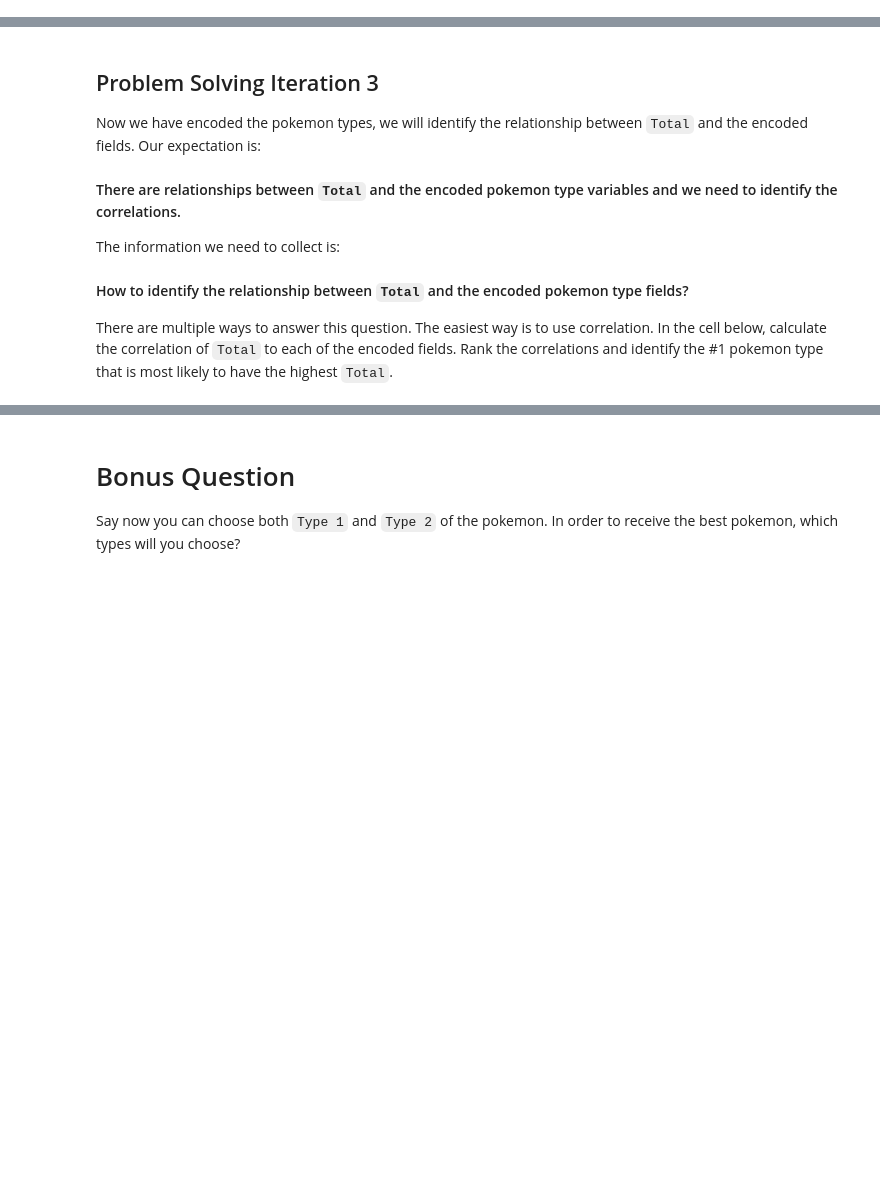
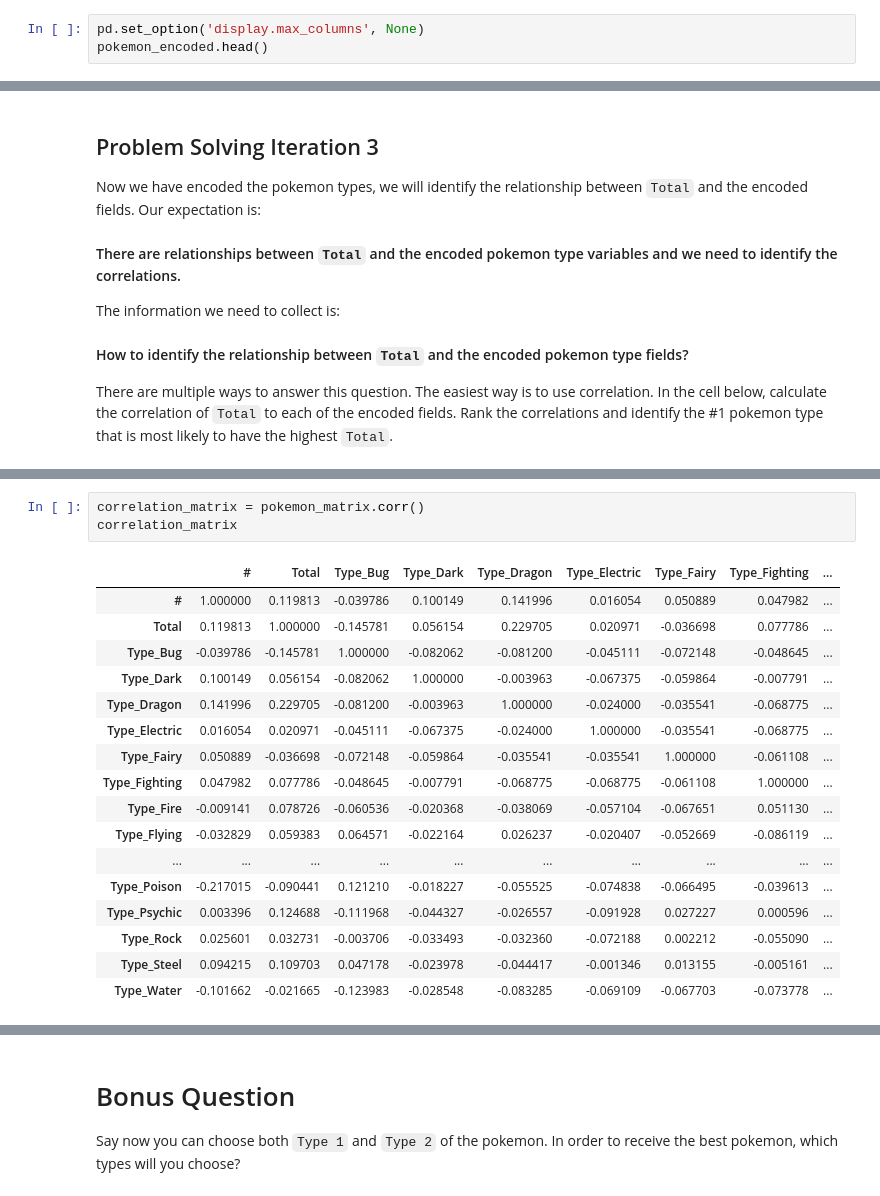
Before and after one commit to Dan2024IronHack/lab-dataframe-calculations, a Jupyter notebook: your-code/challenge-2.ipynb, the cells around one changed output, grey strips where cells are left out. Cells and saved outputs as stored; diff of their text form; blank space fills up the shorter version.

```diff
--- a/your-code/challenge-2.ipynb
+++ b/your-code/challenge-2.ipynb
@@ -159,0 +171,3 @@ onehot_encoded.head(10)
+# %%
+pd.set_option('display.max_columns', None)
+pokemon_encoded.head()
@@ -173,0 +209,21 @@ There are multiple ways to answer this question. The easiest way is to use corre
+# %%
+correlation_matrix = pokemon_matrix.corr()
+correlation_matrix
+# %% [output]
+|  | # | Total | Type_Bug | Type_Dark | Type_Dragon | Type_Electric | Type_Fairy | Type_Fighting | ... |
+| # | 1.000000 | 0.119813 | -0.039786 | 0.100149 | 0.141996 | 0.016054 | 0.050889 | 0.047982 | ... |
+| Total | 0.119813 | 1.000000 | -0.145781 | 0.056154 | 0.229705 | 0.020971 | -0.036698 | 0.077786 | ... |
+| Type_Bug | -0.039786 | -0.145781 | 1.000000 | -0.082062 | -0.081200 | -0.045111 | -0.072148 | -0.048645 | ... |
+| Type_Dark | 0.100149 | 0.056154 | -0.082062 | 1.000000 | -0.003963 | -0.067375 | -0.059864 | -0.007791 | ... |
+| Type_Dragon | 0.141996 | 0.229705 | -0.081200 | -0.003963 | 1.000000 | -0.024000 | -0.035541 | -0.068775 | ... |
+| Type_Electric | 0.016054 | 0.020971 | -0.045111 | -0.067375 | -0.024000 | 1.000000 | -0.035541 | -0.068775 | ... |
+| Type_Fairy | 0.050889 | -0.036698 | -0.072148 | -0.059864 | -0.035541 | -0.035541 | 1.000000 | -0.061108 | ... |
+| Type_Fighting | 0.047982 | 0.077786 | -0.048645 | -0.007791 | -0.068775 | -0.068775 | -0.061108 | 1.000000 | ... |
+| Type_Fire | -0.009141 | 0.078726 | -0.060536 | -0.020368 | -0.038069 | -0.057104 | -0.067651 | 0.051130 | ... |
+| Type_Flying | -0.032829 | 0.059383 | 0.064571 | -0.022164 | 0.026237 | -0.020407 | -0.052669 | -0.086119 | ... |
+| ... | ... | ... | ... | ... | ... | ... | ... | ... | ... |
+| Type_Poison | -0.217015 | -0.090441 | 0.121210 | -0.018227 | -0.055525 | -0.074838 | -0.066495 | -0.039613 | ... |
+| Type_Psychic | 0.003396 | 0.124688 | -0.111968 | -0.044327 | -0.026557 | -0.091928 | 0.027227 | 0.000596 | ... |
+| Type_Rock | 0.025601 | 0.032731 | -0.003706 | -0.033493 | -0.032360 | -0.072188 | 0.002212 | -0.055090 | ... |
+| Type_Steel | 0.094215 | 0.109703 | 0.047178 | -0.023978 | -0.044417 | -0.001346 | 0.013155 | -0.005161 | ... |
+| Type_Water | -0.101662 | -0.021665 | -0.123983 | -0.028548 | -0.083285 | -0.069109 | -0.067703 | -0.073778 | ... |
```
Also changed, not shown: parts of 11 cells of this notebook.
